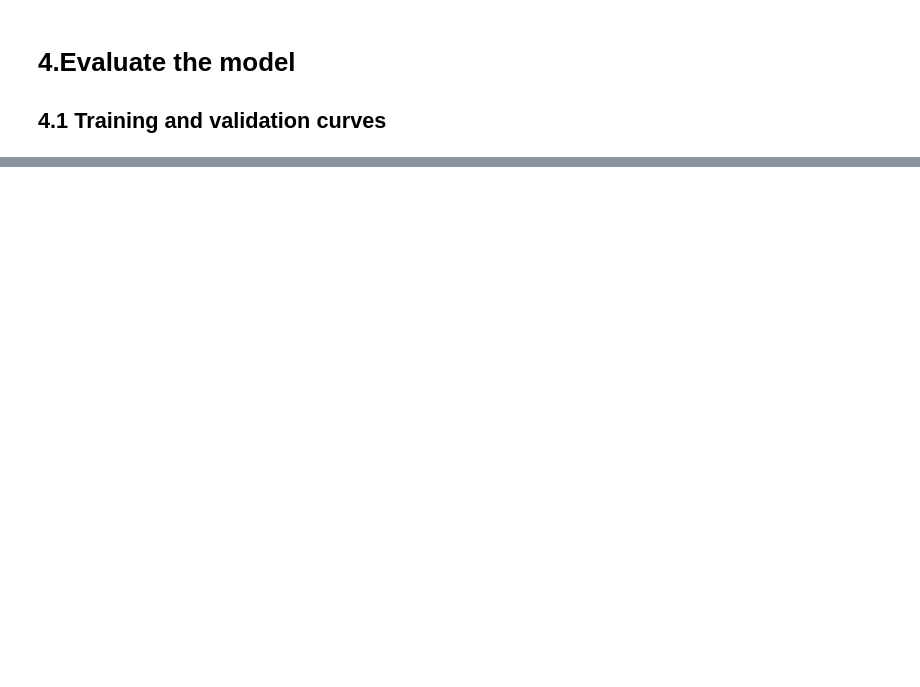
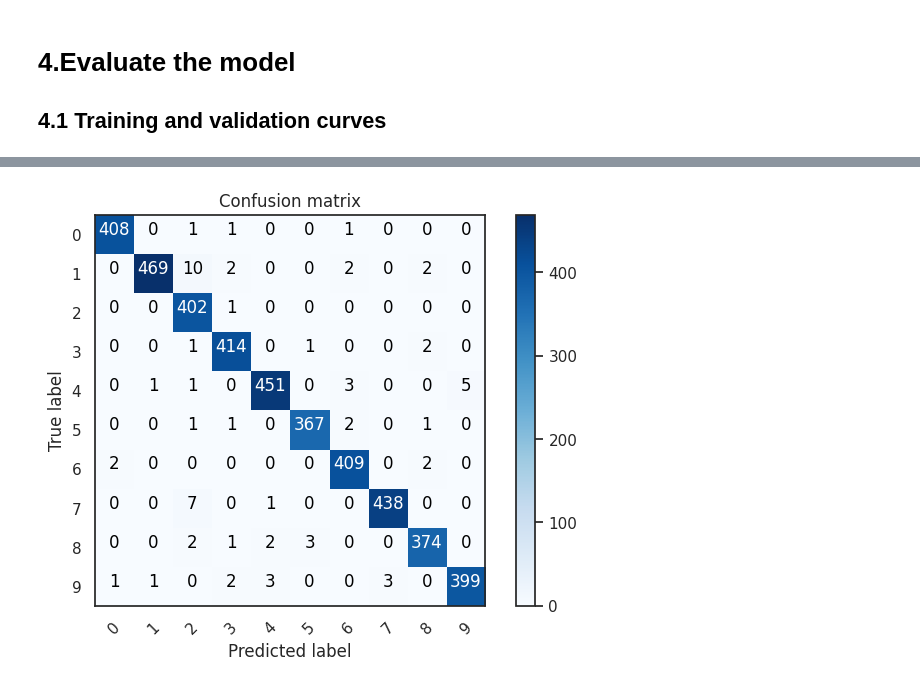
Before and after one commit to LHY-UESTC/CV, a Jupyter notebook: Digit-Recognizer/MNIST.ipynb, the cells around one changed output, grey strips where cells are left out. Cells and saved outputs as stored; diff of their text form; code cells hidden in the pictures; blank space fills up the shorter version.

Commit message:
feat:finish Evaluate model

```diff
--- a/Digit-Recognizer/MNIST.ipynb
+++ b/Digit-Recognizer/MNIST.ipynb
@@ -342,0 +356,50 @@ legend = ax[1].legend(loc='best', shadow=True)
+# %%
+# 这段代码用于绘制混淆矩阵（Confusion Matrix）的图形，可以通过设置“规范化=True”来应用规范化。
+# cm：混淆矩阵的数据。
+# classes：分类的类别标签。
+# normalize：是否对混淆矩阵进行归一化，默认为 False。
+# title：图形的标题，默认为 "Confusion matrix"。
+# cmap：使用的颜色图谱，默认为 plt.cm.Blues。
+def plot_confusion_matrix(cm, classes,
+                          normalize=False,
+                          title='Confusion matrix',
+                          cmap=plt.cm.Blues):
+    # 使用 plt.imshow 来绘制混淆矩阵，interpolation='nearest' 指定了插值方法，cmap=cmap 指定了颜色图谱。
+    plt.imshow(cm, interpolation='nearest', cmap=cmap)
+    # 设置图形的标题
+    plt.title(title)
+    # 添加颜色条
+    plt.colorbar()
+    # 设置坐标轴刻度的标签
+    tick_marks = np.arange(len(classes))
+    # 设置坐标轴刻度的位置
+    plt.xticks(tick_marks, classes, rotation=45)
+    plt.yticks(tick_marks, classes)
+
+    # 如果 normalize 参数为 True，则将混淆矩阵进行归一化处理，使得每一行的和为 1。
+    if normalize:
+        cm = cm.astype('float') / cm.sum(axis=1)[:, np.newaxis]
+    # 通过计算 cm 的最大值的一半来确定文本颜色的阈值。
+    thresh = cm.max() / 2.
+    # 使用嵌套的循环遍历混淆矩阵的每个元素，并使用 plt.text 在图形中的相应位置上显示混淆矩阵的值。
+    for i, j in itertools.product(range(cm.shape[0]), range(cm.shape[1])):
+        # 如果值大于阈值，则使用白色显示，否则使用黑色显示。
+        plt.text(j, i, cm[i, j],
+                 horizontalalignment="center",
+                 color="white" if cm[i, j] > thresh else "black")
+    # 调整图形布局
+    plt.tight_layout()
+    # 设置坐标轴的标签。
+    plt.ylabel('True label')
+    plt.xlabel('Predicted label')
+
+# 使用训练好的模型 model 对验证数据集 X_val 进行预测，得到预测结果 Y_pred。
+Y_pred = model.predict(X_val)
+# 通过 np.argmax 将预测结果和验证集的真实标签转换为独热编码的形式，分别得到 Y_pred_classes 和 Y_true。
+Y_pred_classes = np.argmax(Y_pred,axis = 1)
+Y_true = np.argmax(Y_val,axis = 1)
+# 计算混淆矩阵，将真实标签 Y_true 和预测标签 Y_pred_classes 作为输入。
+confusion_mtx = confusion_matrix(Y_true, Y_pred_classes)
+# 传入混淆矩阵和类别标签参数，绘制混淆矩阵的图形。
+plot_confusion_matrix(confusion_mtx, classes = range(10))
+# %% [output]
@@ -342,0 +407 @@ legend = ax[1].legend(loc='best', shadow=True)
+[figure, added]
```
Also changed, not shown: parts of 10 cells of this notebook, 1 other file.
